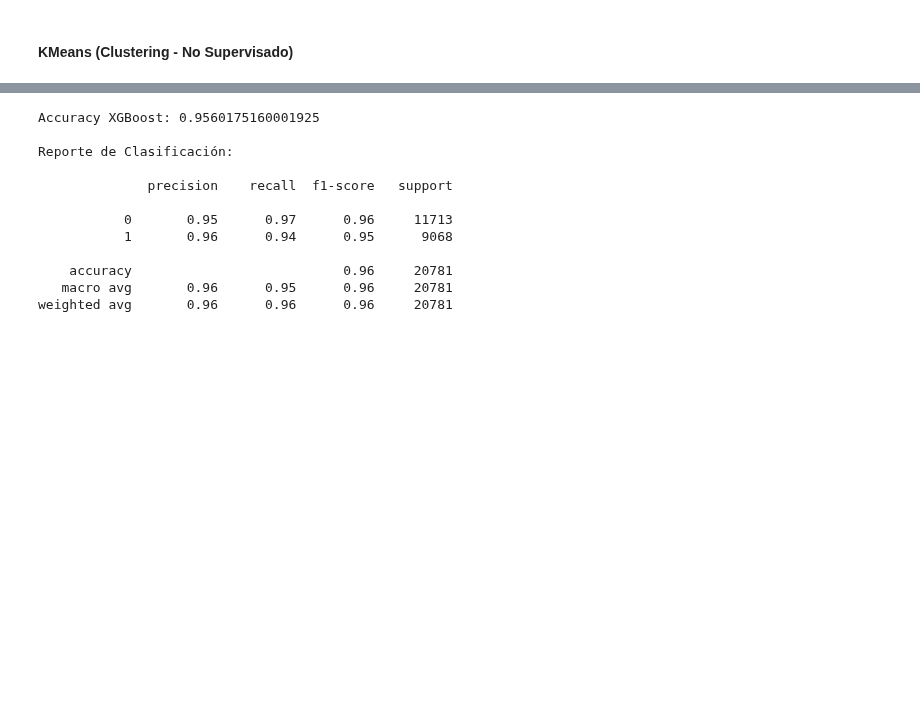
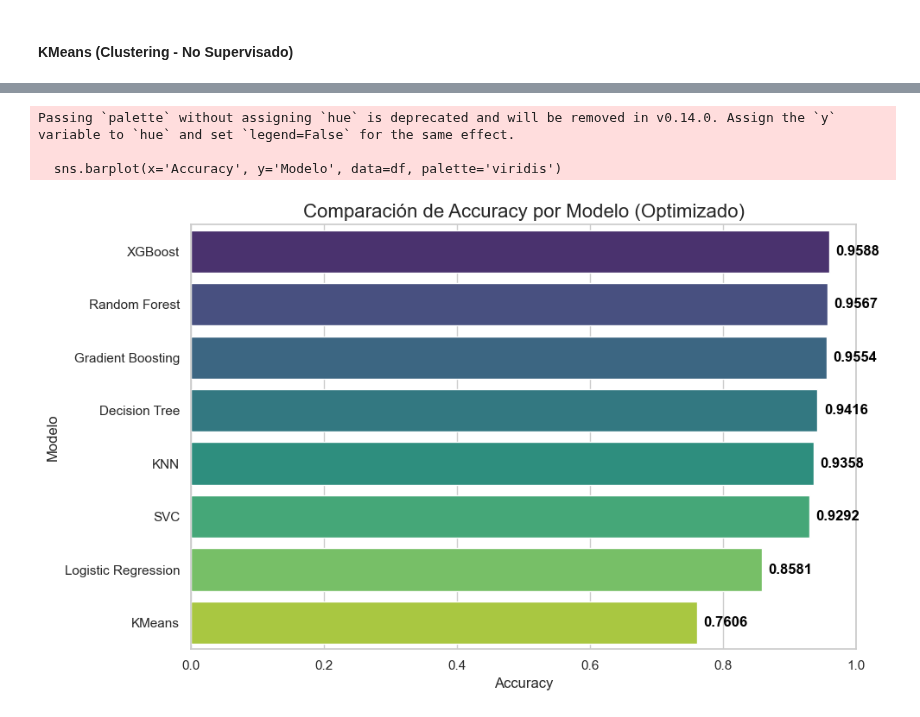
Before and after one commit to Mikelliza16/Proyecto-ML, a Jupyter notebook: notebooks/03_Entrenamiento_Evaluacion.ipynb, the cells around one changed output, grey strips where cells are left out. Cells and saved outputs as stored; diff of their text form; code cells hidden in the pictures; blank space fills up the shorter version.

```diff
--- a/notebooks/03_Entrenamiento_Evaluacion.ipynb
+++ b/notebooks/03_Entrenamiento_Evaluacion.ipynb
@@ -558,46 +464,34 @@ plt.show()
-# %%
-# Elegimos el mejor modelo según resultados (Random Forest)
-mejor_modelo = model_rf
-
-
-# Guardar el modelo entrenado
-with open('mejor_modelo.pkl', 'wb') as f:
-    pickle.dump(mejor_modelo, f)
-
-# IMPORTANTE: Guardar también el escalador (scaler)
-# Si no escalas los datos nuevos igual que los de entrenamiento, el modelo fallará.
-with open('scaler.pkl', 'wb') as f:
-    pickle.dump(scaler, f)
-# %%
-# 1. Importar XGBoost
-from xgboost import XGBClassifier
-
-# 2. Instanciar el modelo
-# XGBoost maneja los 'NaN' internamente por defecto.
-xgb = XGBClassifier(random_state=42)
-
-# 3. Entrenar
-# IMPORTANTE: Usamos X_train directamente (NO X_train_scaled)
-# porque si hay nulos reales, el StandardScaler fallaría.
-xgb.fit(X_train, y_train)
-
-# 4. Predecir
-y_pred_xgb = xgb.predict(X_test)
-
-# 5. Evaluar
-print("Accuracy XGBoost:", accuracy_score(y_test, y_pred_xgb))
-print("\nReporte de Clasificación:\n")
-print(classification_report(y_test, y_pred_xgb))
-# %% [output]
-Accuracy XGBoost: 0.9560175160001925
-
-Reporte de Clasificación:
-
-              precision    recall  f1-score   support
-
-           0       0.95      0.97      0.96     11713
-           1       0.96      0.94      0.95      9068
-
-    accuracy                           0.96     20781
-   macro avg       0.96      0.95      0.96     20781
-weighted avg       0.96      0.96      0.96     20781
+# %%
+# Datos de accuracy (usando los optimizados como referencia)
+data = {
+    'Modelo': ['Logistic Regression', 'Decision Tree', 'Random Forest', 'Gradient Boosting', 'XGBoost', 'KNN', 'SVC', 'KMeans'],
+    'Accuracy': [0.8581, 0.9416, 0.9567, 0.9554, 0.9588, 0.9358, 0.9292, 0.7606]}
+
+df = pd.DataFrame(data)
+# Ordenar de mayor a menor
+df = df.sort_values(by='Accuracy', ascending=False)
+
+# Configuración de estilo
+sns.set_theme(style="whitegrid")
+plt.figure(figsize=(10, 6))
+
+# Gráfico de barras
+sns.barplot(x='Accuracy', y='Modelo', data=df, palette='viridis')
+
+plt.title('Comparación de Accuracy por Modelo (Optimizado)', fontsize=16)
+plt.xlabel('Accuracy', fontsize=12)
+plt.ylabel('Modelo', fontsize=12)
+plt.xlim(0, 1.0)
+
+# Añadir etiquetas de valor
+for i, v in enumerate(df['Accuracy']):
+    plt.text(v + 0.01, i, f"{v:.4f}", color='black', va='center', fontweight='bold')
+
+plt.tight_layout()
+plt.savefig('comparacion_unica_accuracy_final.png')
+plt.show()
+# %% [output]
+Passing `palette` without assigning `hue` is deprecated and will be removed in v0.14.0. Assign the `y` variable to `hue` and set `legend=False` for the same effect.
+
+  sns.barplot(x='Accuracy', y='Modelo', data=df, palette='viridis')
+[figure, added]
```
Also changed, not shown: parts of 20 cells of this notebook, 12 other files.
